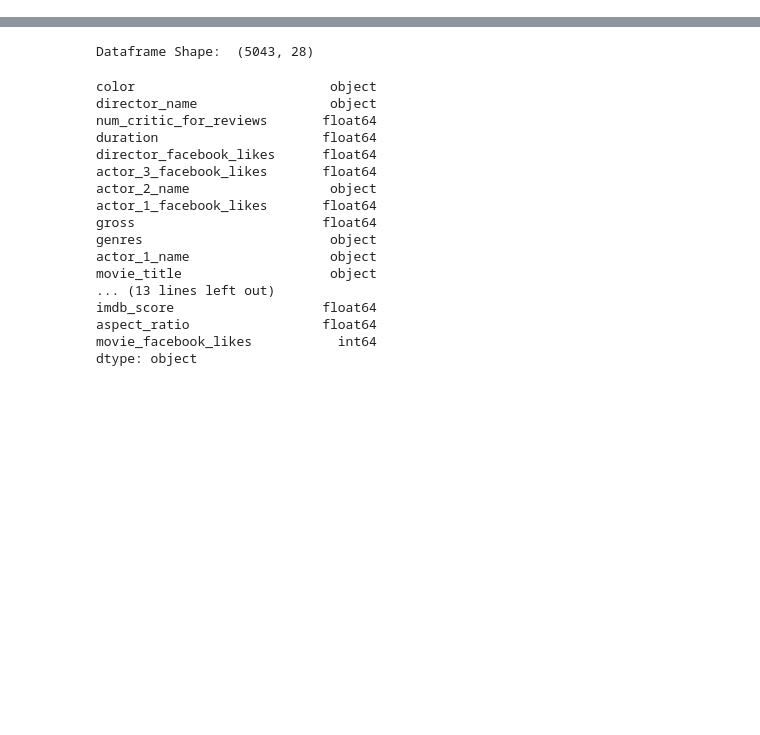
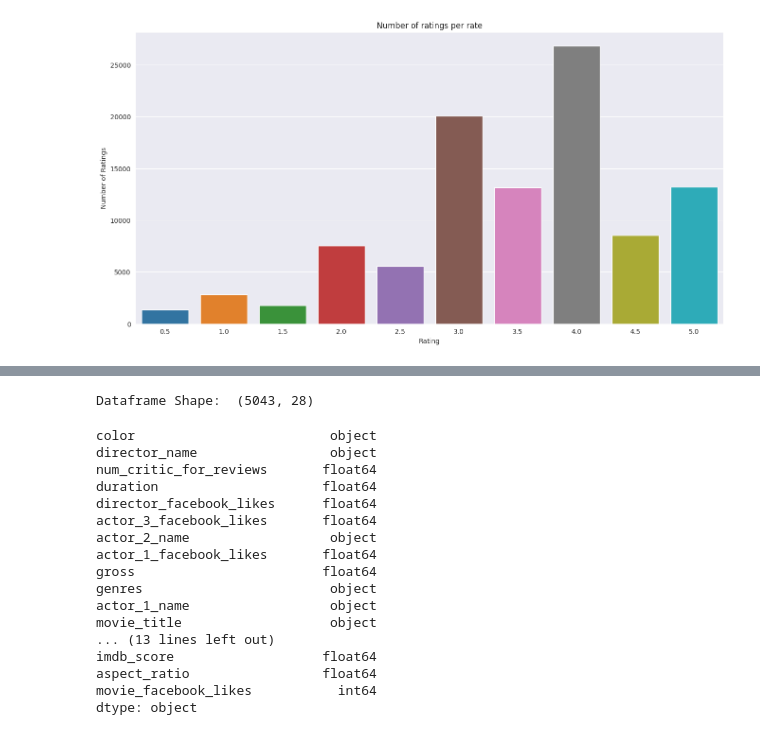
Before and after one commit to chirag-25/Movie-Recommendation-System, a Jupyter notebook: data_analysis.ipynb, the cells around one changed output, grey strips where cells are left out. Cells and saved outputs as stored; diff of their text form; code cells hidden in the pictures; blank space fills up the shorter version.

```diff
--- a/data_analysis.ipynb
+++ b/data_analysis.ipynb
@@ -8,0 +19,3 @@ warnings.filterwarnings('ignore')
+# %%
+ratings_data = pd.read_csv('/home/hitesh/Desktop/Github/Movie-Recommendation-System/Movielens dataset/ratings.csv')
+ratings_data.head()
@@ -8,0 +67,9 @@ warnings.filterwarnings('ignore')
+# %%
+plt.figure(figsize=(16,8))
+sns.countplot(x=ratings_data['rating'], data=ratings_data)
+plt.title('Number of ratings per rate')
+plt.xlabel('Rating')
+plt.ylabel('Number of Ratings')
+plt.show()
+# %% [output]
+[figure, added]
```
Also changed, not shown: parts of 9 cells of this notebook.
